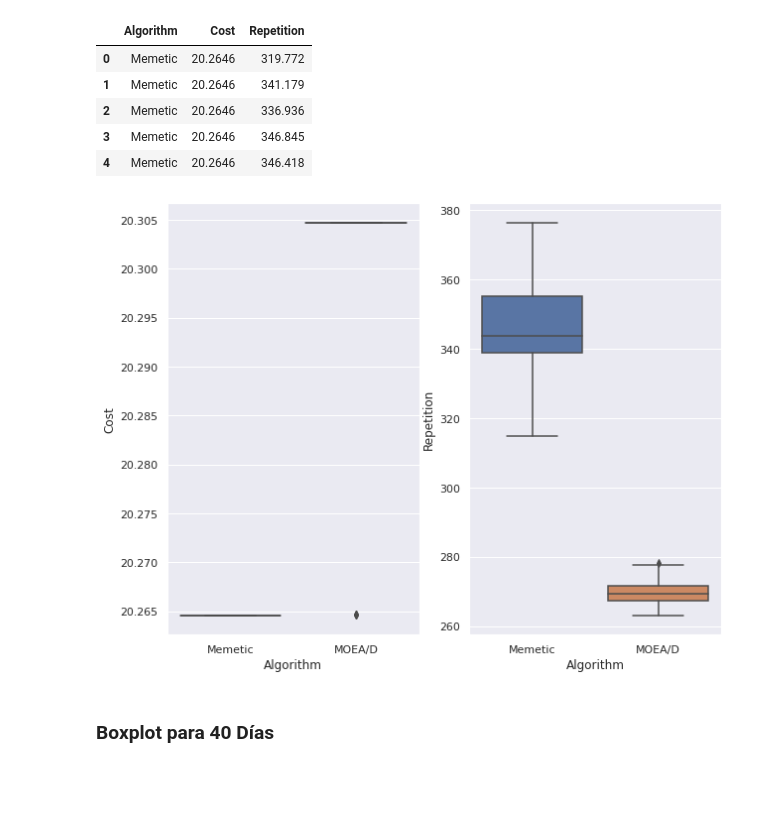
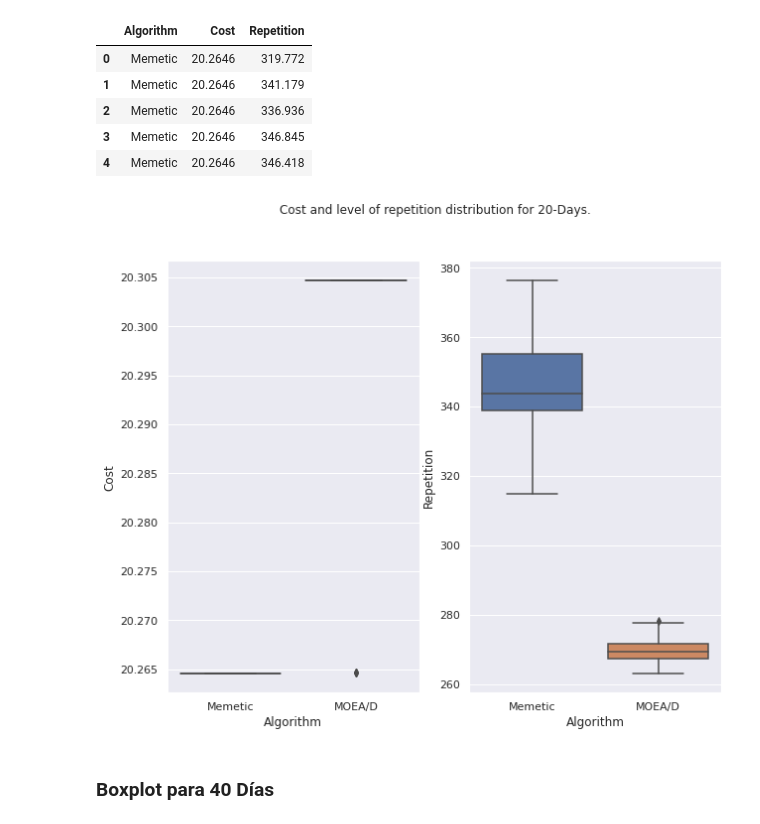
Before and after one commit to Tomas-Morph/MenuPlanning_MOEAD_Mathematics, a Jupyter notebook: notebooks/analyze_experiments_and_plots_insurgente.ipynb, the cells around one changed output. Cells and saved outputs as stored; diff of their text form; code cells hidden in the pictures; blank space fills up the shorter version.

Commit message:
feat: Plots updated with titles

```diff
--- a/notebooks/analyze_experiments_and_plots_insurgente.ipynb
+++ b/notebooks/analyze_experiments_and_plots_insurgente.ipynb
@@ -74,9 +74,9 @@ mpp_20_complete.head()
 | 3 | Memetic | 20.2646 | 346.845 |
 | 4 | Memetic | 20.2646 | 346.418 |
 # %%
-compare_boxplots(mpp_20_complete, '', 'boxplots_20_days.png')
+compare_boxplots(mpp_20_complete, 'Cost and level of repetition distribution for 20-Days.', 'boxplots_20_days.png')
 # %% [output]
-[figure, old version]
+[figure, new version]
 # %% [markdown]
 ### Boxplot para 40 Días
 # %%
```
Also changed, not shown: parts of 6 cells of this notebook, 6 other files.
